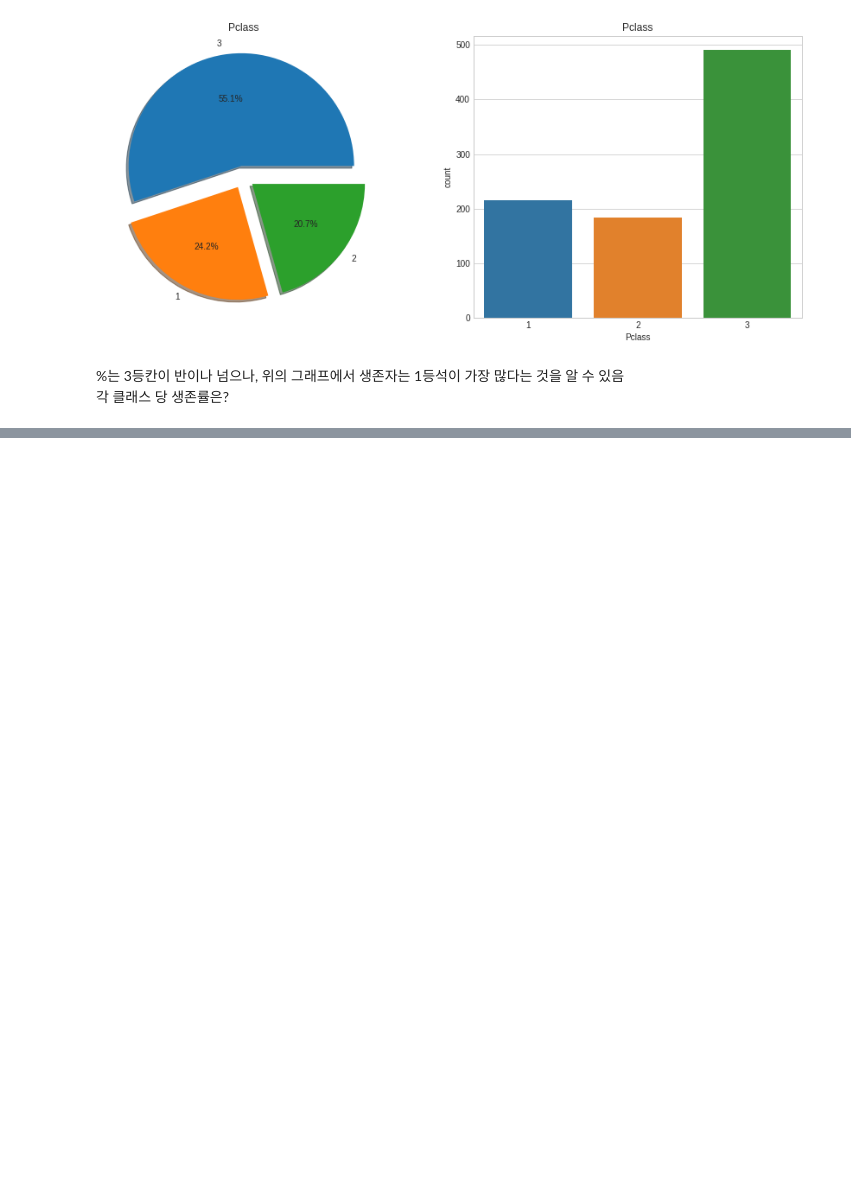
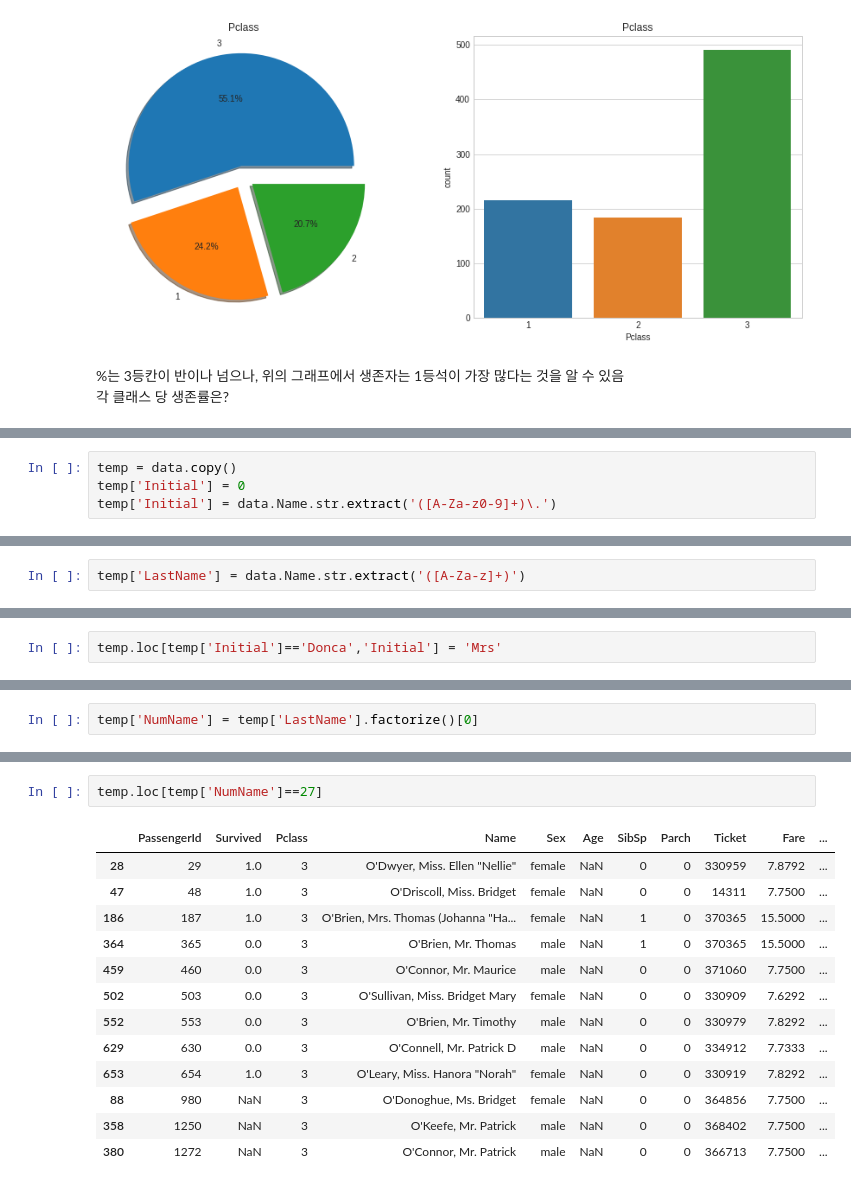
Before and after one commit to wonyoung-ji/statistics, a Jupyter notebook: kaggle/kaggle_titanic.ipynb, the cells around one changed output, grey strips where cells are left out. Drawn from its saved outputs; the diff is of its cells as text; blank space fills up the shorter version.

```diff
--- a/kaggle/kaggle_titanic.ipynb
+++ b/kaggle/kaggle_titanic.ipynb
@@ -534,0 +559,4 @@ piecount('Pclass')
+# %%
+temp = data.copy()
+temp['Initial'] = 0
+temp['Initial'] = data.Name.str.extract('([A-Za-z0-9]+)\.')
@@ -534,0 +631,2 @@ piecount('Pclass')
+# %%
+temp['LastName'] = data.Name.str.extract('([A-Za-z]+)')
@@ -534,0 +652,2 @@ piecount('Pclass')
+# %%
+temp.loc[temp['Initial']=='Donca','Initial'] = 'Mrs'
@@ -534,0 +663,2 @@ piecount('Pclass')
+# %%
+temp['NumName'] = temp['LastName'].factorize()[0]
@@ -534,0 +672,16 @@ piecount('Pclass')
+# %%
+temp.loc[temp['NumName']==27]
+# %% [output]
+|  | PassengerId | Survived | Pclass | Name | Sex | Age | SibSp | Parch | Ticket | Fare | ... |
+| 28 | 29 | 1.0 | 3 | O'Dwyer, Miss. Ellen "Nellie" | female | NaN | 0 | 0 | 330959 | 7.8792 | ... |
+| 47 | 48 | 1.0 | 3 | O'Driscoll, Miss. Bridget | female | NaN | 0 | 0 | 14311 | 7.7500 | ... |
+| 186 | 187 | 1.0 | 3 | O'Brien, Mrs. Thomas (Johanna "Ha... | female | NaN | 1 | 0 | 370365 | 15.5000 | ... |
+| 364 | 365 | 0.0 | 3 | O'Brien, Mr. Thomas | male | NaN | 1 | 0 | 370365 | 15.5000 | ... |
+| 459 | 460 | 0.0 | 3 | O'Connor, Mr. Maurice | male | NaN | 0 | 0 | 371060 | 7.7500 | ... |
+| 502 | 503 | 0.0 | 3 | O'Sullivan, Miss. Bridget Mary | female | NaN | 0 | 0 | 330909 | 7.6292 | ... |
+| 552 | 553 | 0.0 | 3 | O'Brien, Mr. Timothy | male | NaN | 0 | 0 | 330979 | 7.8292 | ... |
+| 629 | 630 | 0.0 | 3 | O'Connell, Mr. Patrick D | male | NaN | 0 | 0 | 334912 | 7.7333 | ... |
+| 653 | 654 | 1.0 | 3 | O'Leary, Miss. Hanora "Norah" | female | NaN | 0 | 0 | 330919 | 7.8292 | ... |
+| 88 | 980 | NaN | 3 | O'Donoghue, Ms. Bridget | female | NaN | 0 | 0 | 364856 | 7.7500 | ... |
+| 358 | 1250 | NaN | 3 | O'Keefe, Mr. Patrick | male | NaN | 0 | 0 | 368402 | 7.7500 | ... |
+| 380 | 1272 | NaN | 3 | O'Connor, Mr. Patrick | male | NaN | 0 | 0 | 366713 | 7.7500 | ... |
```
Also changed, not shown: parts of 30 cells of this notebook.
